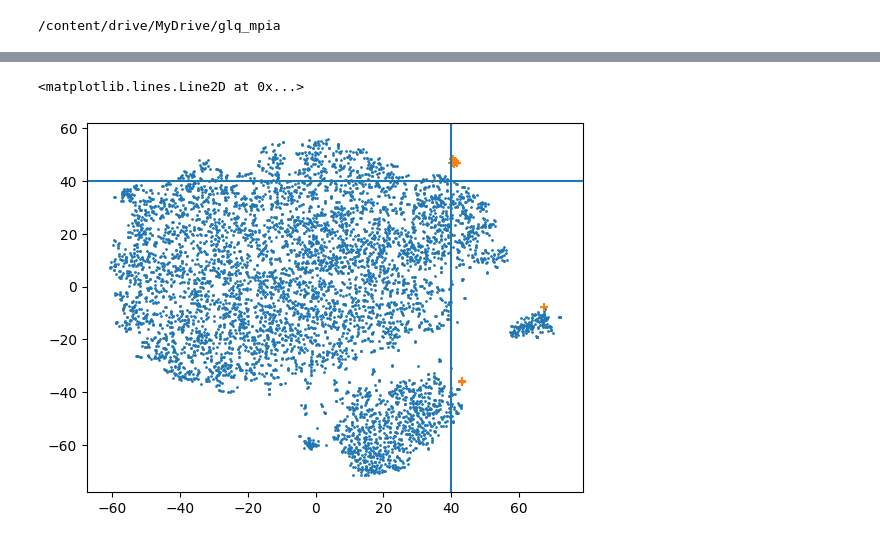
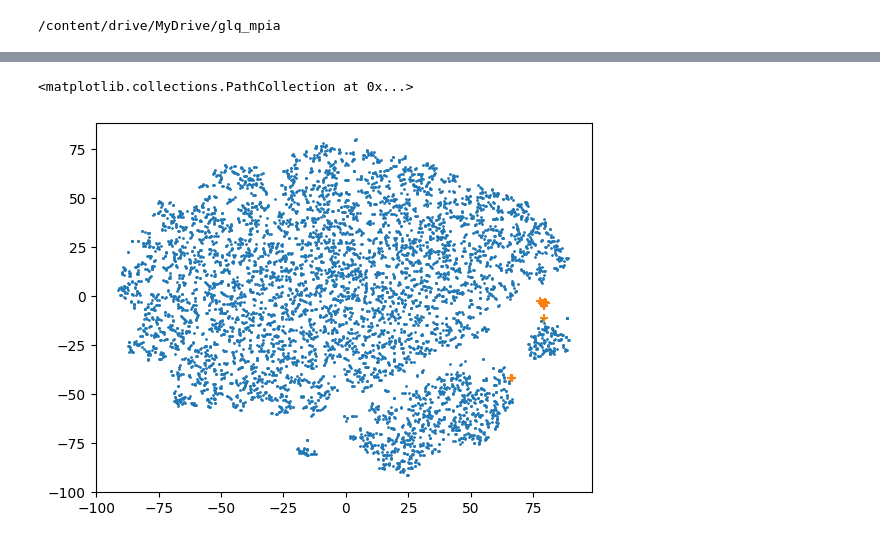
Before and after one commit to xbyrne/glq_mpia, a Jupyter notebook: contrastive_learning.ipynb, the cells around one changed output, grey strips where cells are left out. Drawn from its saved outputs; the diff is of its cells as text; code cells hidden in the pictures.

```diff
--- a/contrastive_learning.ipynb
+++ b/contrastive_learning.ipynb
@@ -83,20 +85,16 @@ hzq_df = pd.read_csv('./data/external/known_hzqs.csv')
 hzq_cois = [coi for coi in hzq_df['COADD_OBJECT_ID']
            if str(coi) in ids]
 # %%
-embedding = TSNE(n_components=2).fit_transform(enc_imgs)
+embedding = TSNE(n_components=2, perplexity=10).fit_transform(enc_imgs)
 # %%
 plt.scatter(
     embedding[:,0], embedding[:,1], s=1
 )
 plt.scatter(
     [embedding[ids.astype(int)==coi,0] for coi in hzq_cois],
     [embedding[ids.astype(int)==coi,1] for coi in hzq_cois],
     marker='+'
 )
-# plt.xlim(35,50)
-# plt.ylim(40,50)
-plt.axhline(40)
-plt.axvline(40)
 # %% [output]
-<matplotlib.lines.Line2D at 0x...>
+<matplotlib.collections.PathCollection at 0x...>
-[figure, old version]
+[figure, new version]
```
Also changed, not shown: parts of 7 cells of this notebook, 3 other files.
